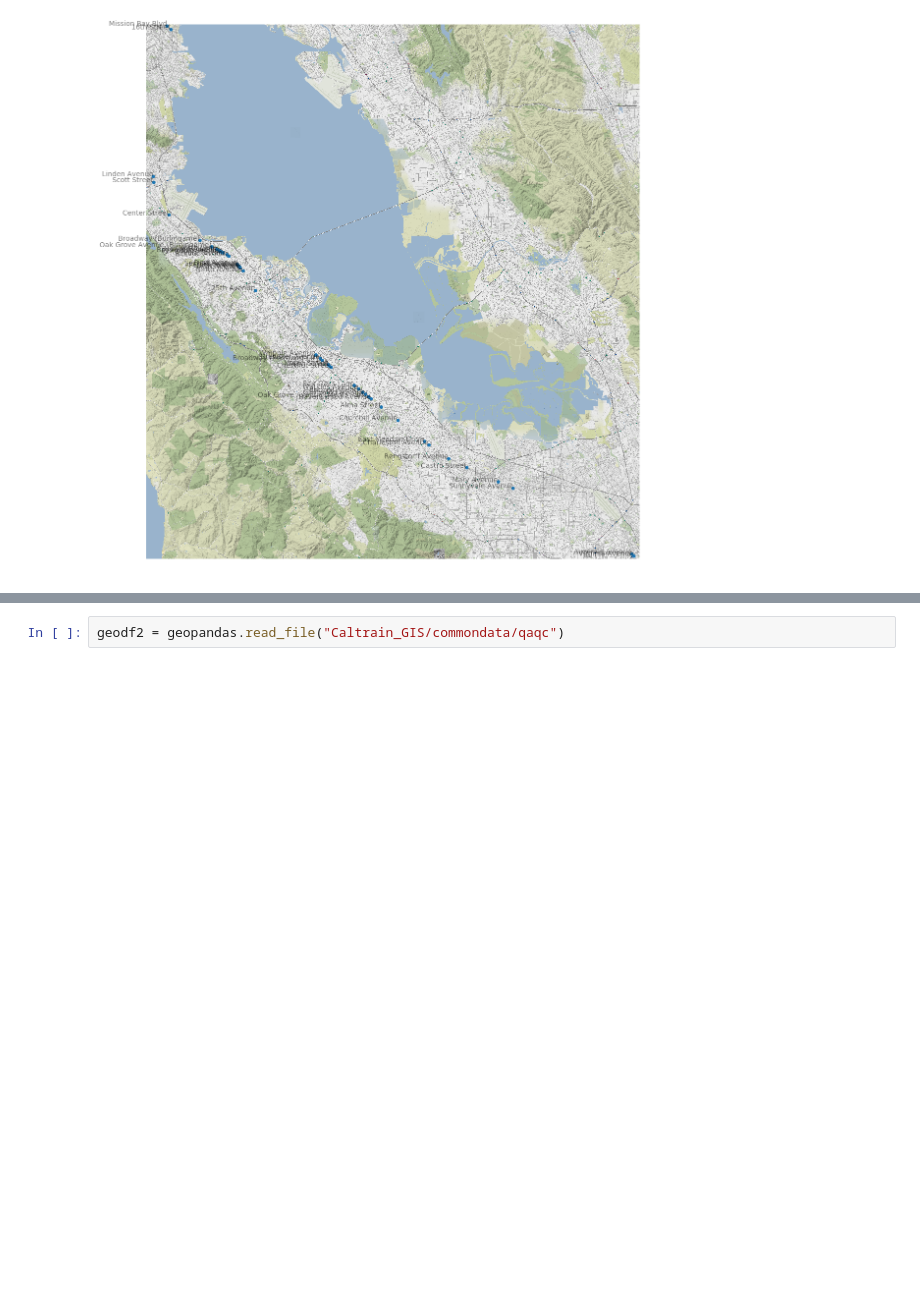
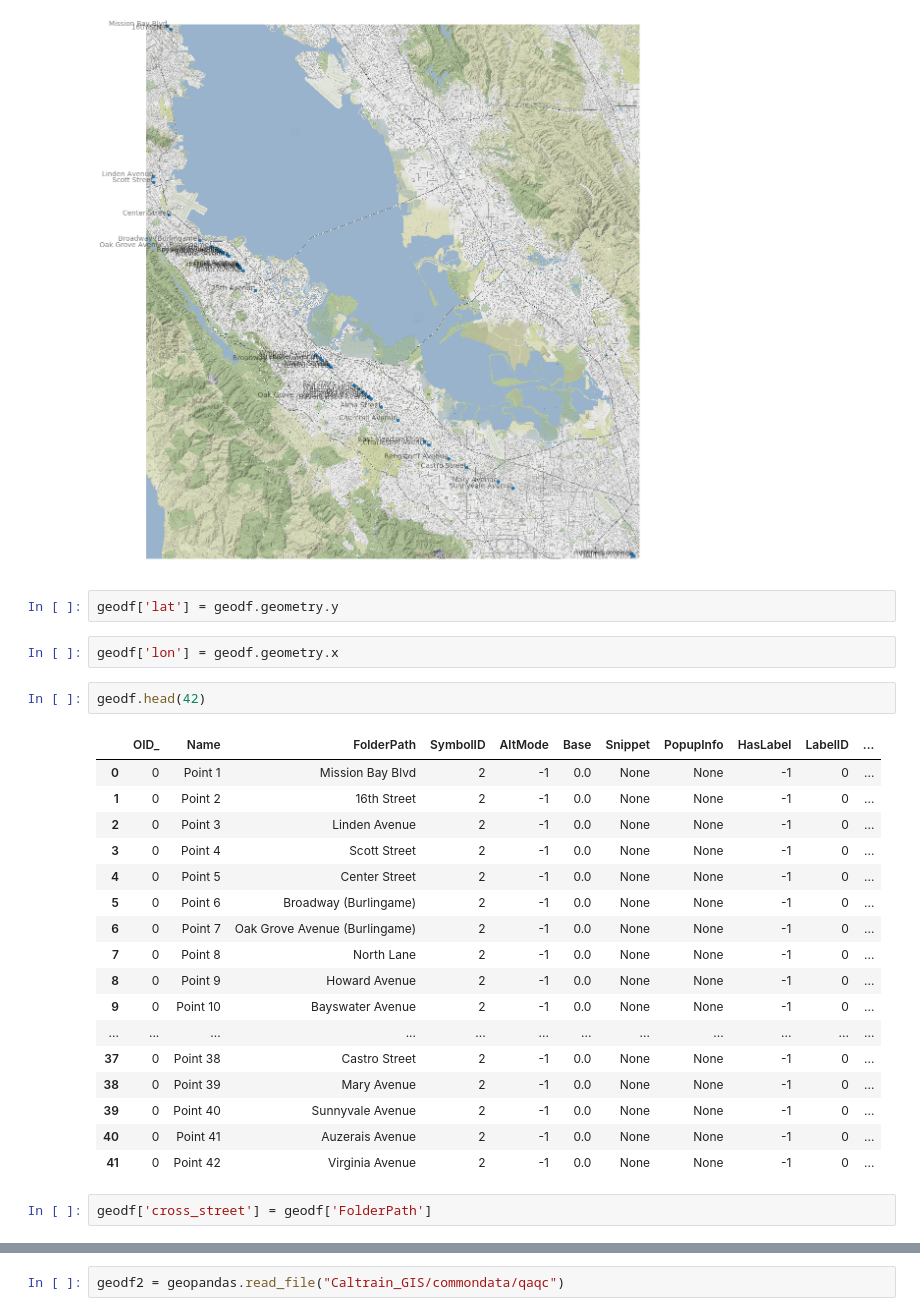
Before and after one commit to sfbrigade/calviz, a Jupyter notebook: that_mpk_file/Caltrain_GIS_visualization.ipynb, the cells around one changed output, grey strips where cells are left out. Cells and saved outputs as stored; diff of their text form; blank space fills up the shorter version.

```diff
--- a/that_mpk_file/Caltrain_GIS_visualization.ipynb
+++ b/that_mpk_file/Caltrain_GIS_visualization.ipynb
@@ -50,3 +51,29 @@ ax = map_points(ax, geodf, 'FolderPath', 15)
 plt.show()
 # %% [output]
 [figure]
+# %%
+geodf['lat'] = geodf.geometry.y
+# %%
+geodf['lon'] = geodf.geometry.x
+# %%
+geodf.head(42)
+# %% [output]
+|  | OID_ | Name | FolderPath | SymbolID | AltMode | Base | Snippet | PopupInfo | HasLabel | LabelID | ... |
+| 0 | 0 | Point 1 | Mission Bay Blvd | 2 | -1 | 0.0 | None | None | -1 | 0 | ... |
+| 1 | 0 | Point 2 | 16th Street | 2 | -1 | 0.0 | None | None | -1 | 0 | ... |
+| 2 | 0 | Point 3 | Linden Avenue | 2 | -1 | 0.0 | None | None | -1 | 0 | ... |
+| 3 | 0 | Point 4 | Scott Street | 2 | -1 | 0.0 | None | None | -1 | 0 | ... |
+| 4 | 0 | Point 5 | Center Street | 2 | -1 | 0.0 | None | None | -1 | 0 | ... |
+| 5 | 0 | Point 6 | Broadway (Burlingame) | 2 | -1 | 0.0 | None | None | -1 | 0 | ... |
+| 6 | 0 | Point 7 | Oak Grove Avenue (Burlingame) | 2 | -1 | 0.0 | None | None | -1 | 0 | ... |
+| 7 | 0 | Point 8 | North Lane | 2 | -1 | 0.0 | None | None | -1 | 0 | ... |
+| 8 | 0 | Point 9 | Howard Avenue | 2 | -1 | 0.0 | None | None | -1 | 0 | ... |
+| 9 | 0 | Point 10 | Bayswater Avenue | 2 | -1 | 0.0 | None | None | -1 | 0 | ... |
+| ... | ... | ... | ... | ... | ... | ... | ... | ... | ... | ... | ... |
+| 37 | 0 | Point 38 | Castro Street | 2 | -1 | 0.0 | None | None | -1 | 0 | ... |
+| 38 | 0 | Point 39 | Mary Avenue | 2 | -1 | 0.0 | None | None | -1 | 0 | ... |
+| 39 | 0 | Point 40 | Sunnyvale Avenue | 2 | -1 | 0.0 | None | None | -1 | 0 | ... |
+| 40 | 0 | Point 41 | Auzerais Avenue | 2 | -1 | 0.0 | None | None | -1 | 0 | ... |
+| 41 | 0 | Point 42 | Virginia Avenue | 2 | -1 | 0.0 | None | None | -1 | 0 | ... |
+# %%
+geodf['cross_street'] = geodf['FolderPath']
```
Also changed, not shown: parts of 11 cells of this notebook, 6 other files.
